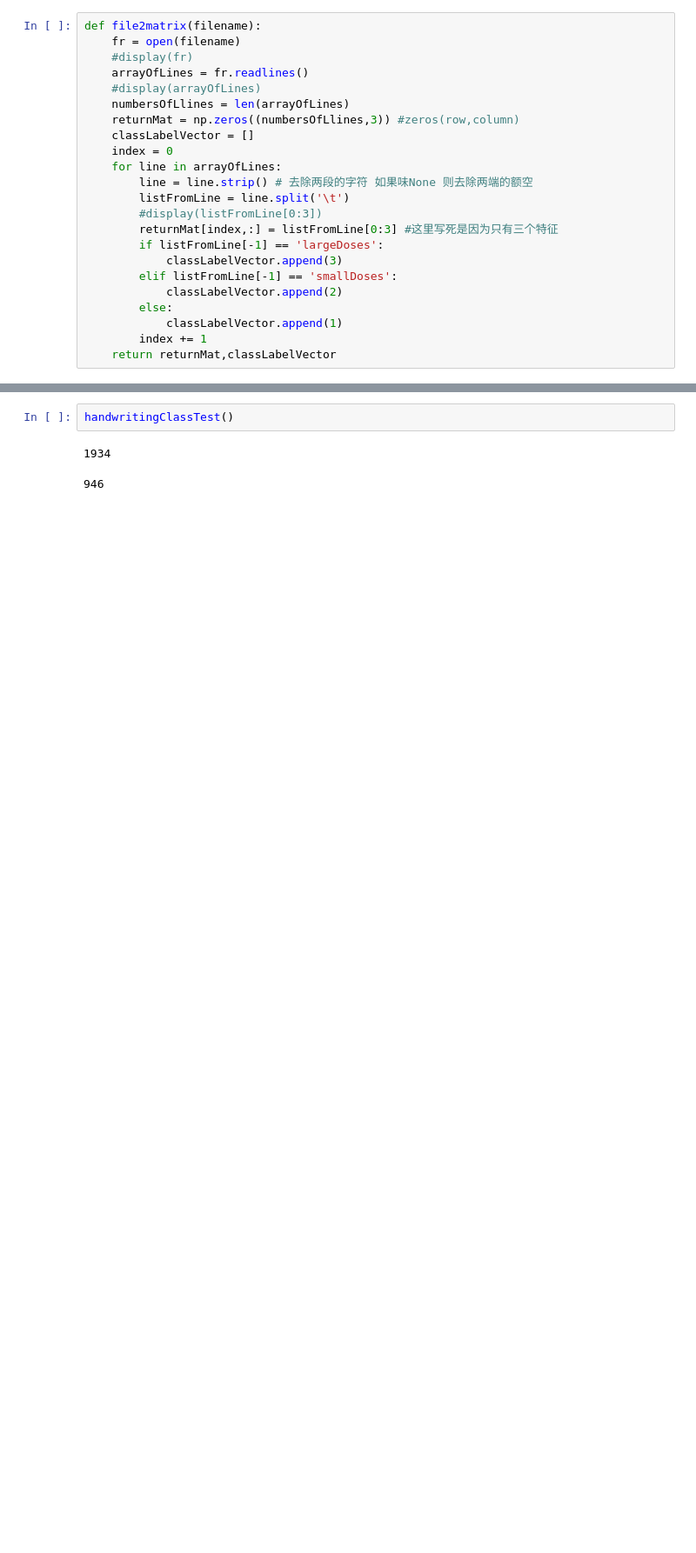
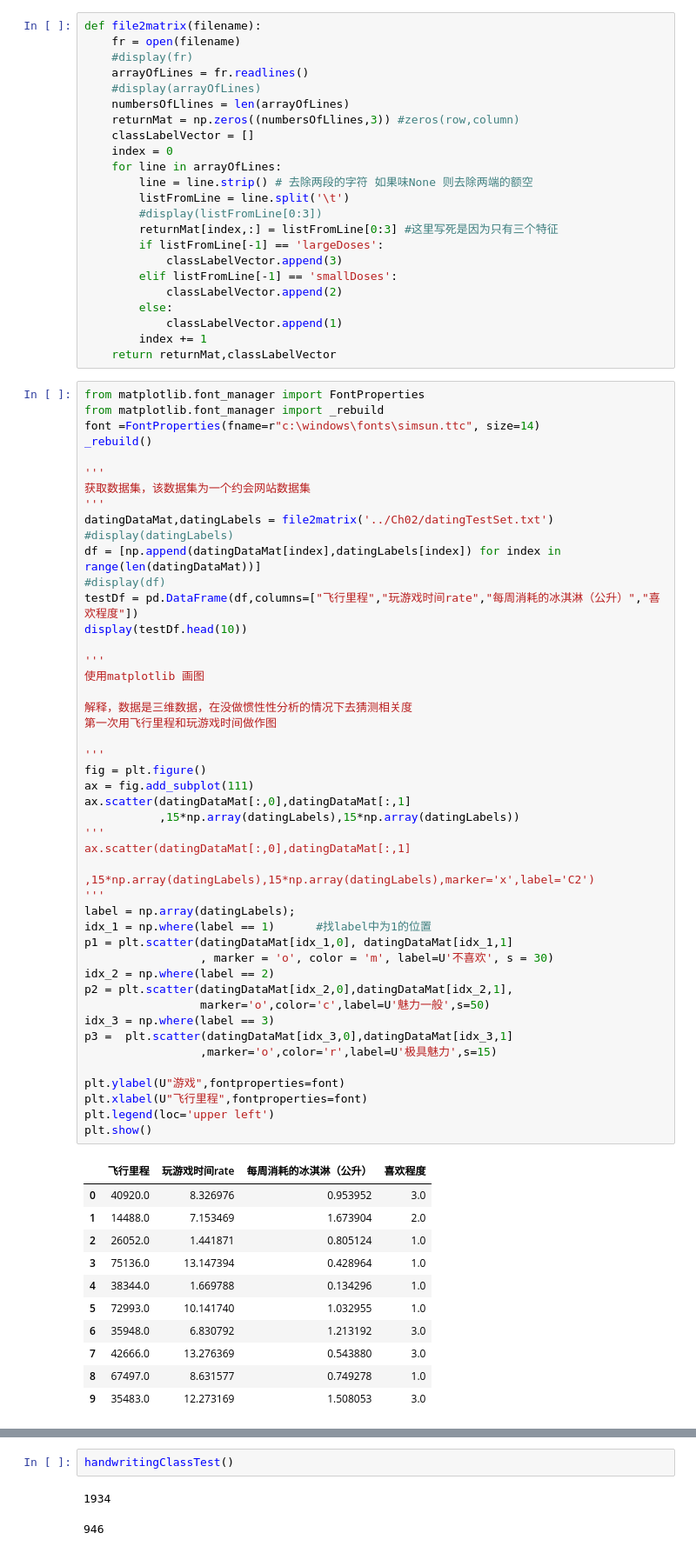
Before and after one commit to xiaohaibuhuai/Y_D, a Jupyter notebook: project/actionML/KNN.ipynb, the cells around one changed output, grey strips where cells are left out. Shown: that part at 87% size. Drawn from its saved outputs; the diff is of its cells as text; blank space fills up the shorter version.

```diff
--- a/project/actionML/KNN.ipynb
+++ b/project/actionML/KNN.ipynb
@@ -142,3 +134,61 @@ def file2matrix(filename):
             classLabelVector.append(1)
         index += 1
     return returnMat,classLabelVector
+# %%
+from matplotlib.font_manager import FontProperties
+from matplotlib.font_manager import _rebuild
+font =FontProperties(fname=r"c:\windows\fonts\simsun.ttc", size=14)
+_rebuild()
+
+'''
+获取数据集，该数据集为一个约会网站数据集
+'''
+datingDataMat,datingLabels = file2matrix('../Ch02/datingTestSet.txt')
+#display(datingLabels)
+df = [np.append(datingDataMat[index],datingLabels[index]) for index in range(len(datingDataMat))]
+#display(df)
+testDf = pd.DataFrame(df,columns=["飞行里程","玩游戏时间rate","每周消耗的冰淇淋（公升）","喜欢程度"])
+display(testDf.head(10))
+
+'''
+使用matplotlib 画图
+
+解释，数据是三维数据，在没做惯性性分析的情况下去猜测相关度
+第一次用飞行里程和玩游戏时间做作图
+
+'''
+fig = plt.figure()
+ax = fig.add_subplot(111)
+ax.scatter(datingDataMat[:,0],datingDataMat[:,1]
+           ,15*np.array(datingLabels),15*np.array(datingLabels))
+'''
+ax.scatter(datingDataMat[:,0],datingDataMat[:,1]
+           ,15*np.array(datingLabels),15*np.array(datingLabels),marker='x',label='C2')
+'''
+label = np.array(datingLabels);
+idx_1 = np.where(label == 1)      #找label中为1的位置
+p1 = plt.scatter(datingDataMat[idx_1,0], datingDataMat[idx_1,1]
+                 , marker = 'o', color = 'm', label=U'不喜欢', s = 30)
+idx_2 = np.where(label == 2)
+p2 = plt.scatter(datingDataMat[idx_2,0],datingDataMat[idx_2,1],
+                 marker='o',color='c',label=U'魅力一般',s=50)
+idx_3 = np.where(label == 3)
+p3 =  plt.scatter(datingDataMat[idx_3,0],datingDataMat[idx_3,1]
+                 ,marker='o',color='r',label=U'极具魅力',s=15)
+
+plt.ylabel(U"游戏",fontproperties=font)
+plt.xlabel(U"飞行里程",fontproperties=font)
+plt.legend(loc='upper left')
+plt.show()
+# %% [output]
+|  | 飞行里程 | 玩游戏时间rate | 每周消耗的冰淇淋（公升） | 喜欢程度 |
+| 0 | 40920.0 | 8.326976 | 0.953952 | 3.0 |
+| 1 | 14488.0 | 7.153469 | 1.673904 | 2.0 |
+| 2 | 26052.0 | 1.441871 | 0.805124 | 1.0 |
+| 3 | 75136.0 | 13.147394 | 0.428964 | 1.0 |
+| 4 | 38344.0 | 1.669788 | 0.134296 | 1.0 |
+| 5 | 72993.0 | 10.141740 | 1.032955 | 1.0 |
+| 6 | 35948.0 | 6.830792 | 1.213192 | 3.0 |
+| 7 | 42666.0 | 13.276369 | 0.543880 | 3.0 |
+| 8 | 67497.0 | 8.631577 | 0.749278 | 1.0 |
+| 9 | 35483.0 | 12.273169 | 1.508053 | 3.0 |
```
Also changed, not shown: parts of 8 cells of this notebook.
